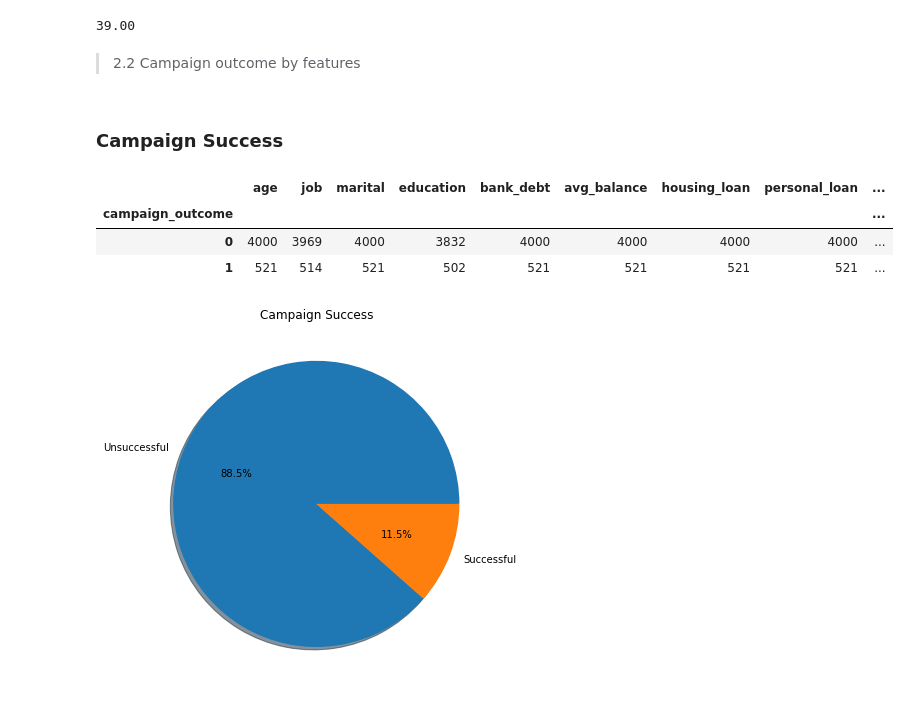
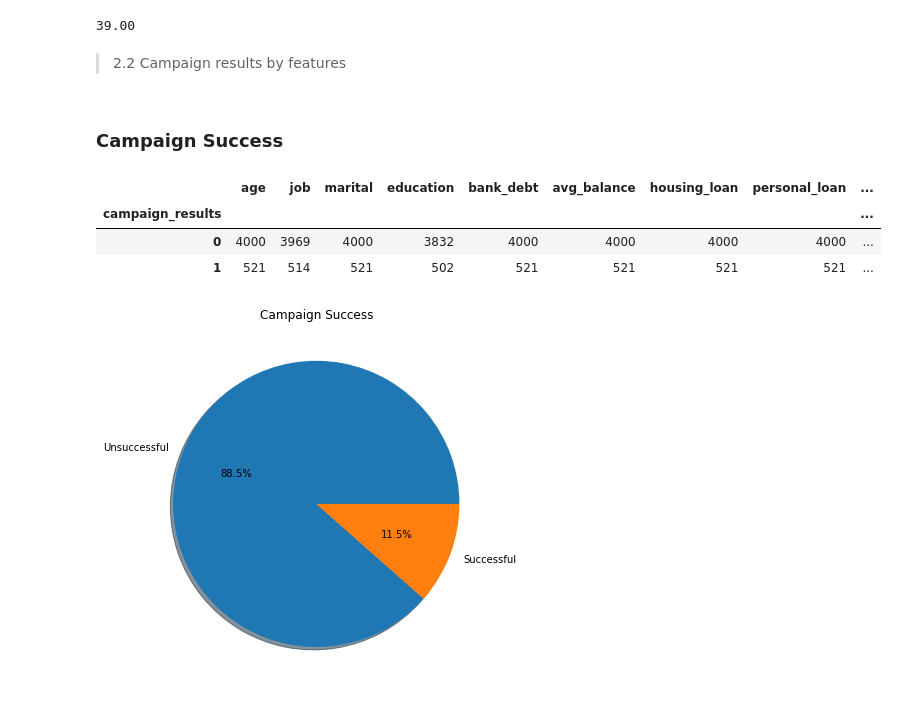
Before and after one commit to EduardoJMatosRomero/StatTechsCA1, a Jupyter notebook: Hdip_Eduardo_Julian_Matos_Romero_2023.ipynb, the cells around one changed output. Saved outputs shown, nothing was run; the diff lists cells and outputs as text; code cells hidden in the pictures.

```diff
--- a/Hdip_Eduardo_Julian_Matos_Romero_2023.ipynb
+++ b/Hdip_Eduardo_Julian_Matos_Romero_2023.ipynb
@@ -199,7 +207,7 @@ While it may appear insignificant to retain the column 'poutcome' given that we
 #We are dropping pdays column since we might do not consider relevant to get to know the number of days that passed by after the client was last contacted from a previous campaign
 df2=df.drop('pdays',axis=1)
 #Last contact duration, in seconds (numeric). Important note: this attribute highly affects the output target (e.g., if duration=0 then y='no'). Yet, the duration is not known before a call is performed. Also, after the end of the call y is obviously known. Thus, this input should only be included for benchmark purposes and should be discarded if the intention is to have a realistic predictive model.
-df2=df.drop('duration',axis=1)
+df2=df2.drop('duration',axis=1)
 #We are dropping day column since we might do not consider relevant to get to know the specific day clients were contacted
 df2=df2.drop('day',axis=1)
 
@@ -208,15 +216,15 @@ df2.rename(columns={'default': 'bank_debt',
                     'housing': 'housing_loan',
                     'loan': 'personal_loan',
                     'campaign': 'n_contacts_done',
-                    'poutcome':'outcome_prev_campains',
-                    'y':'campaign_outcome',
+                    'poutcome':'results_prev_campains',
+                    'y':'campaign_results',
                     'previous':'pre_n_contacts_done'}, inplace=True)
 
-# Convert "success" and "failure" to binary (1 or 0) in "outcome_prev_campains"
-# Convert "yes" and "no" to binary (1 or 0) in "bank_debt", "campaign_outcome","outcome_prev_campains","housing_loan","personal_loan"
+# Convert "success" and "failure" to binary (1 or 0) in "results_prev_campains"
+# Convert "yes" and "no" to binary (1 or 0) in "bank_debt", "campaign_results","results_prev_campains","housing_loan","personal_loan"
 df2['bank_debt'] = df2['bank_debt'].map({'yes': 1, 'no': 0})
-df2['outcome_prev_campains'] = df2['outcome_prev_campains'].map({'success': 1, 'failure': 0,'other':0})
-df2['campaign_outcome'] = df2['campaign_outcome'].map({'yes': 1, 'no': 0})
+df2['results_prev_campains'] = df2['results_prev_campains'].map({'success': 1, 'failure': 0,'other':0})
+df2['campaign_results'] = df2['campaign_results'].map({'yes': 1, 'no': 0})
 df2['housing_loan'] = df2['housing_loan'].map({'yes': 1, 'no': 0})
 df2['personal_loan'] = df2['personal_loan'].map({'yes': 1, 'no': 0})
 # %% [markdown]
@@ -402,15 +430,15 @@ print(f"{median_age:.2f}")
 # %% [output]
 39.00
 # %% [markdown]
-> 2.2 Campaign outcome by features
+> 2.2 Campaign results by features
 # %% [markdown]
 ### Campaign Success
 # %%
-ages_reached=df2.groupby('campaign_outcome',axis=0).count()
-ages_reached
+campaing_results=df2.groupby('campaign_results',axis=0).count()
+campaing_results
 # %% [output]
 |  | age | job | marital | education | bank_debt | avg_balance | housing_loan | personal_loan | ... |
-| campaign_outcome |  |  |  |  |  |  |  |  | ... |
+| campaign_results |  |  |  |  |  |  |  |  | ... |
 | 0 | 4000 | 3969 | 4000 | 3832 | 4000 | 4000 | 4000 | 4000 | ... |
 | 1 | 521 | 514 | 521 | 502 | 521 | 521 | 521 | 521 | ... |
 # %%
```
Also changed, not shown: parts of 73 cells of this notebook.
